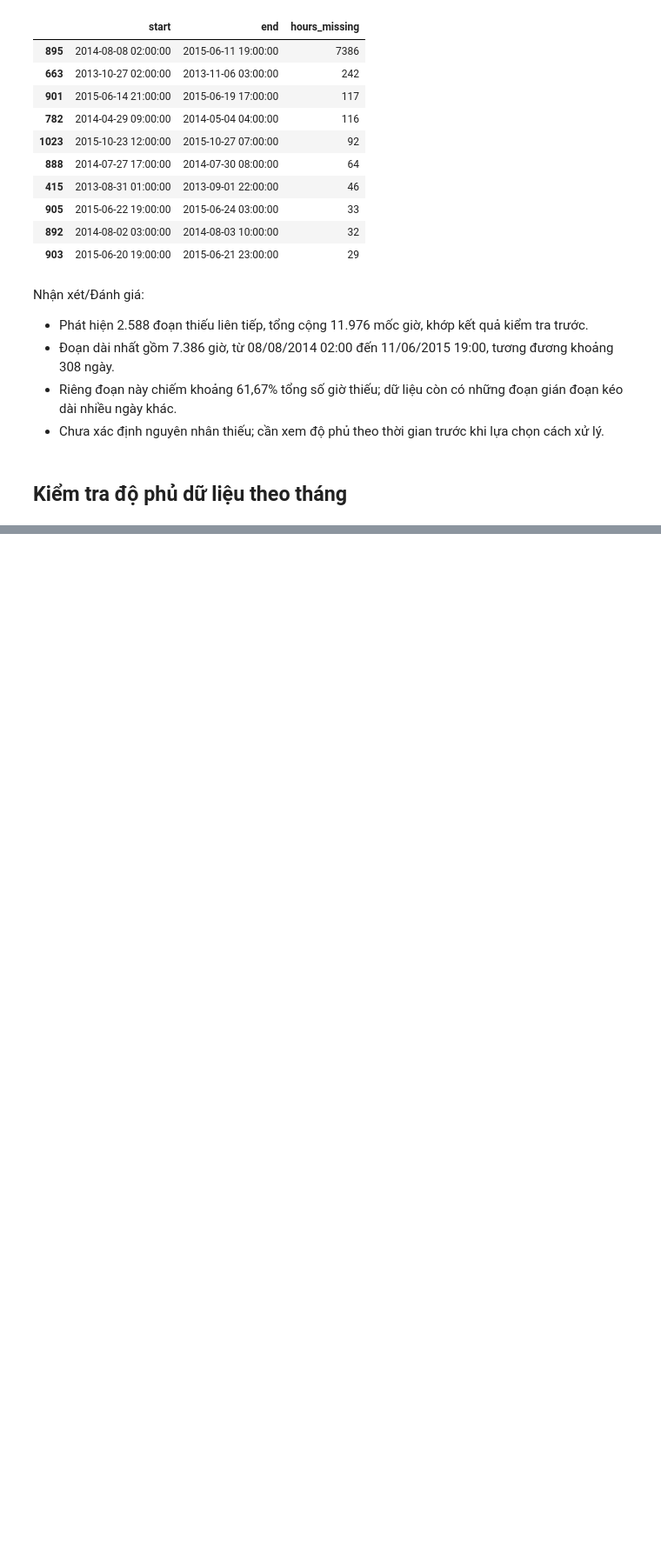
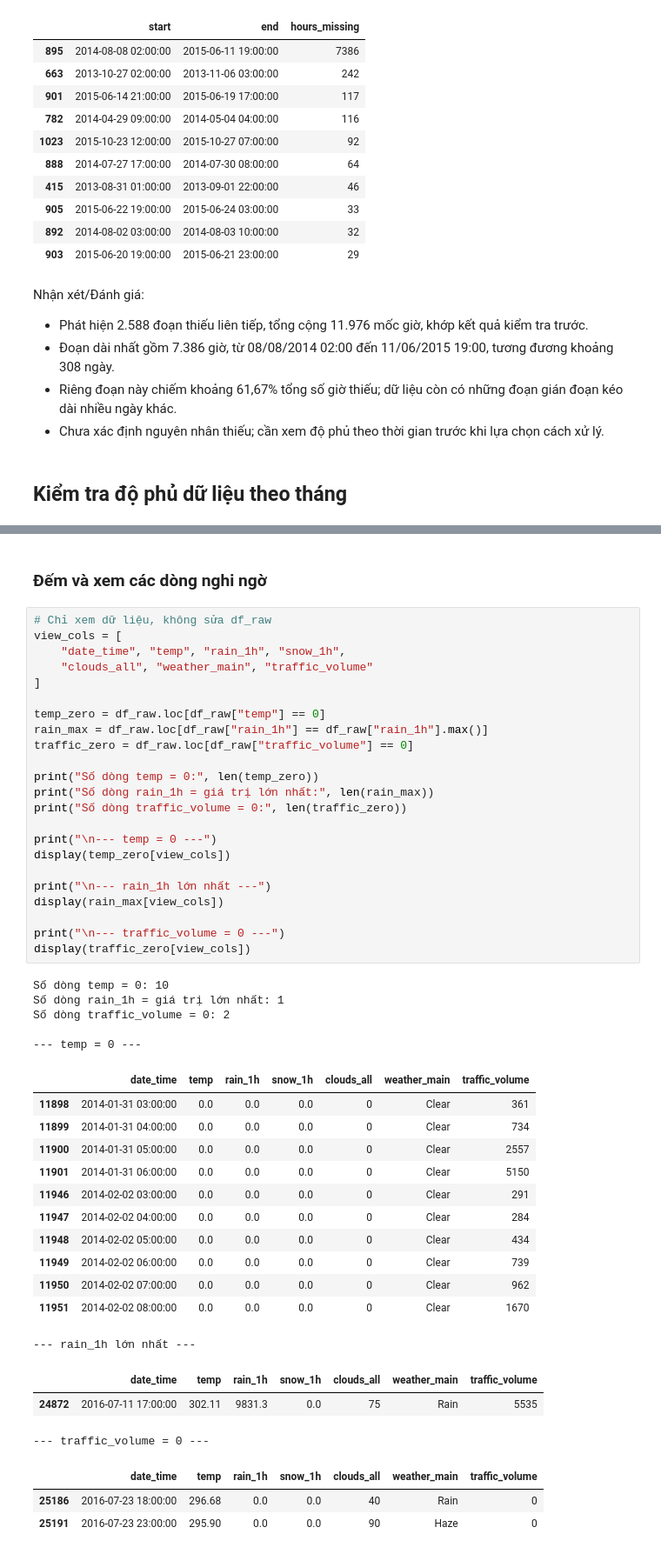
Before and after one commit to HuyTec/SGU_HocMay_2026-2027, a Jupyter notebook: metro_interstate_traffic_volume/notebooks/data_validation.ipynb, the cells around one changed output, grey strips where cells are left out. Shown at 87% size. Cells and saved outputs as stored; diff of their text form; blank space fills up the shorter version.

```diff
--- a/metro_interstate_traffic_volume/notebooks/data_validation.ipynb
+++ b/metro_interstate_traffic_volume/notebooks/data_validation.ipynb
@@ -648,0 +687,49 @@ Tổng giờ thiếu: 11976
+# %% [markdown]
+### Đếm và xem các dòng nghi ngờ
+# %%
+# Chỉ xem dữ liệu, không sửa df_raw
+view_cols = [
+    "date_time", "temp", "rain_1h", "snow_1h",
+    "clouds_all", "weather_main", "traffic_volume"
+]
+
+temp_zero = df_raw.loc[df_raw["temp"] == 0]
+rain_max = df_raw.loc[df_raw["rain_1h"] == df_raw["rain_1h"].max()]
+traffic_zero = df_raw.loc[df_raw["traffic_volume"] == 0]
+
+print("Số dòng temp = 0:", len(temp_zero))
+print("Số dòng rain_1h = giá trị lớn nhất:", len(rain_max))
+print("Số dòng traffic_volume = 0:", len(traffic_zero))
+
+print("\n--- temp = 0 ---")
+display(temp_zero[view_cols])
+
+print("\n--- rain_1h lớn nhất ---")
+display(rain_max[view_cols])
+
+print("\n--- traffic_volume = 0 ---")
+display(traffic_zero[view_cols])
+# %% [output]
+Số dòng temp = 0: 10
+Số dòng rain_1h = giá trị lớn nhất: 1
+Số dòng traffic_volume = 0: 2
+
+--- temp = 0 ---
+|  | date_time | temp | rain_1h | snow_1h | clouds_all | weather_main | traffic_volume |
+| 11898 | 2014-01-31 03:00:00 | 0.0 | 0.0 | 0.0 | 0 | Clear | 361 |
+| 11899 | 2014-01-31 04:00:00 | 0.0 | 0.0 | 0.0 | 0 | Clear | 734 |
+| 11900 | 2014-01-31 05:00:00 | 0.0 | 0.0 | 0.0 | 0 | Clear | 2557 |
+| 11901 | 2014-01-31 06:00:00 | 0.0 | 0.0 | 0.0 | 0 | Clear | 5150 |
+| 11946 | 2014-02-02 03:00:00 | 0.0 | 0.0 | 0.0 | 0 | Clear | 291 |
+| 11947 | 2014-02-02 04:00:00 | 0.0 | 0.0 | 0.0 | 0 | Clear | 284 |
+| 11948 | 2014-02-02 05:00:00 | 0.0 | 0.0 | 0.0 | 0 | Clear | 434 |
+| 11949 | 2014-02-02 06:00:00 | 0.0 | 0.0 | 0.0 | 0 | Clear | 739 |
+| 11950 | 2014-02-02 07:00:00 | 0.0 | 0.0 | 0.0 | 0 | Clear | 962 |
+| 11951 | 2014-02-02 08:00:00 | 0.0 | 0.0 | 0.0 | 0 | Clear | 1670 |
+--- rain_1h lớn nhất ---
+|  | date_time | temp | rain_1h | snow_1h | clouds_all | weather_main | traffic_volume |
+| 24872 | 2016-07-11 17:00:00 | 302.11 | 9831.3 | 0.0 | 75 | Rain | 5535 |
+--- traffic_volume = 0 ---
+|  | date_time | temp | rain_1h | snow_1h | clouds_all | weather_main | traffic_volume |
+| 25186 | 2016-07-23 18:00:00 | 296.68 | 0.0 | 0.0 | 40 | Rain | 0 |
+| 25191 | 2016-07-23 23:00:00 | 295.90 | 0.0 | 0.0 | 90 | Haze | 0 |
```
Also changed, not shown: parts of 8 cells of this notebook.
